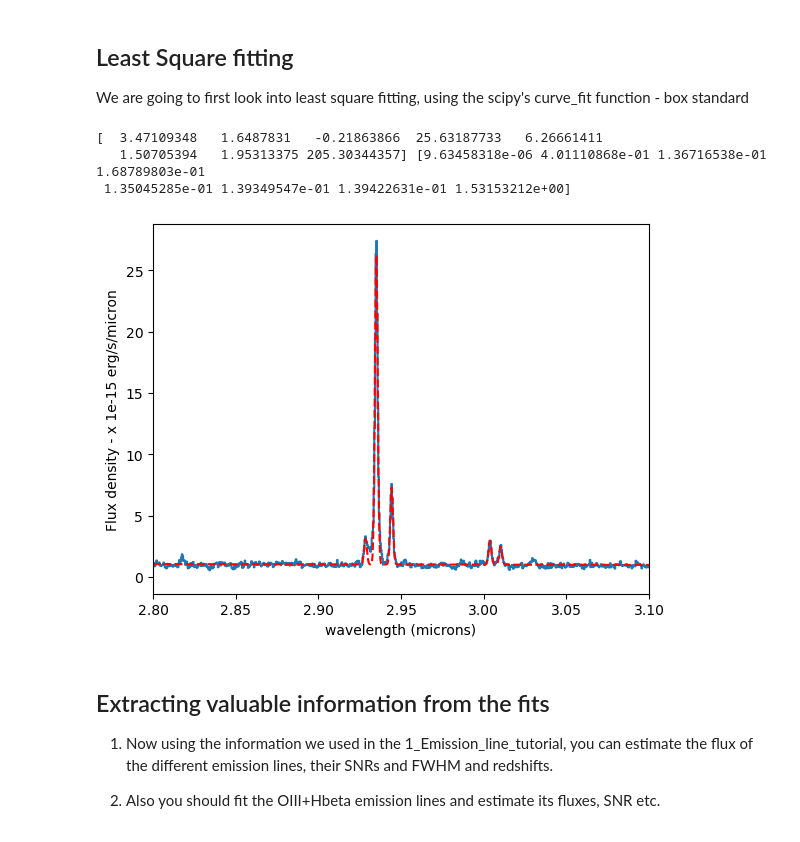
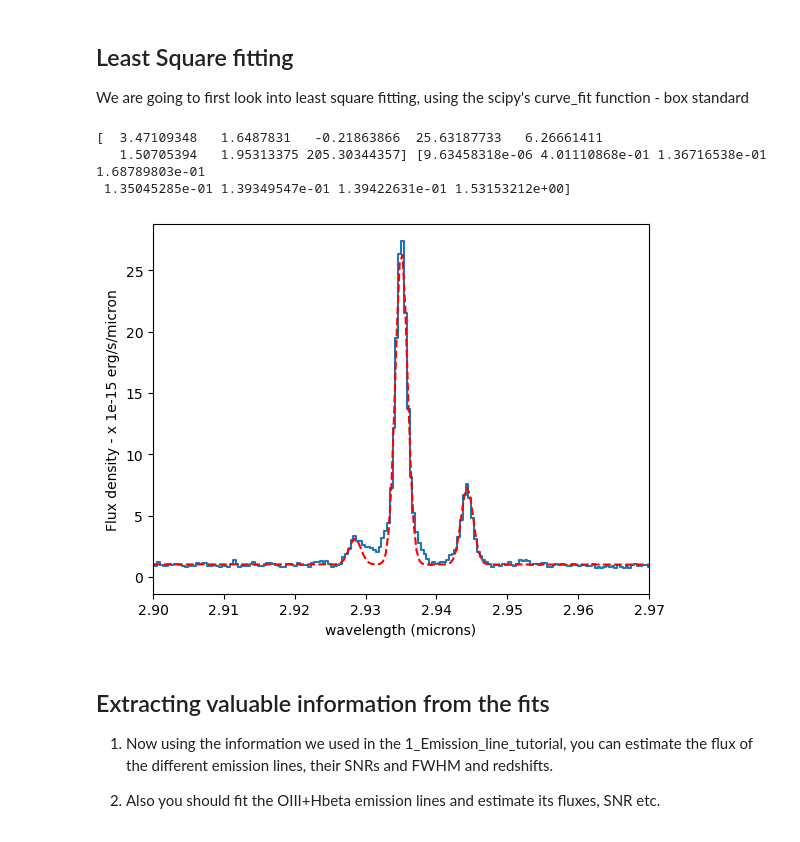
Before and after one commit to honzascholtz/Qubespec, a Jupyter notebook: Tutorial/Torun_school/2_Emission_line_tutorial.ipynb, the cells around one changed output. Saved outputs shown, nothing was run; the diff lists cells and outputs as text; code cells hidden in the pictures.

```diff
--- a/Tutorial/Torun_school/2_Emission_line_tutorial.ipynb
+++ b/Tutorial/Torun_school/2_Emission_line_tutorial.ipynb
@@ -378,20 +378,20 @@ popt_hal, pcov_hal = curve_fit(Halpha_NII_SII, obs_wave[fit_loc], D1_spec[fit_lo
 # %%
 plt.figure()
 plt.plot( wave, flux, drawstyle='steps-mid')
 plt.xlabel('wavelength (microns)')
 plt.ylabel('Flux density - x 1e-15 erg/s/micron')
 plt.plot(wave, Halpha_NII_SII(wave, *popt_hal), 'r--')
 
 
 print(popt_hal, np.sqrt(np.diag(pcov_hal)))
 
-plt.xlim(2.8,3.1)
+plt.xlim(2.9,2.97)
 plt.show()
 # %% [output]
 [  3.47109348   1.6487831   -0.21863866  25.63187733   6.26661411
    1.50705394   1.95313375 205.30344357] [9.63458318e-06 4.01110868e-01 1.36716538e-01 1.68789803e-01
  1.35045285e-01 1.39349547e-01 1.39422631e-01 1.53153212e+00]
-[figure, old version]
+[figure, new version]
 # %% [markdown]
 ## Extracting valuable information from the fits
 
```
Also changed, not shown: 2 other files.
